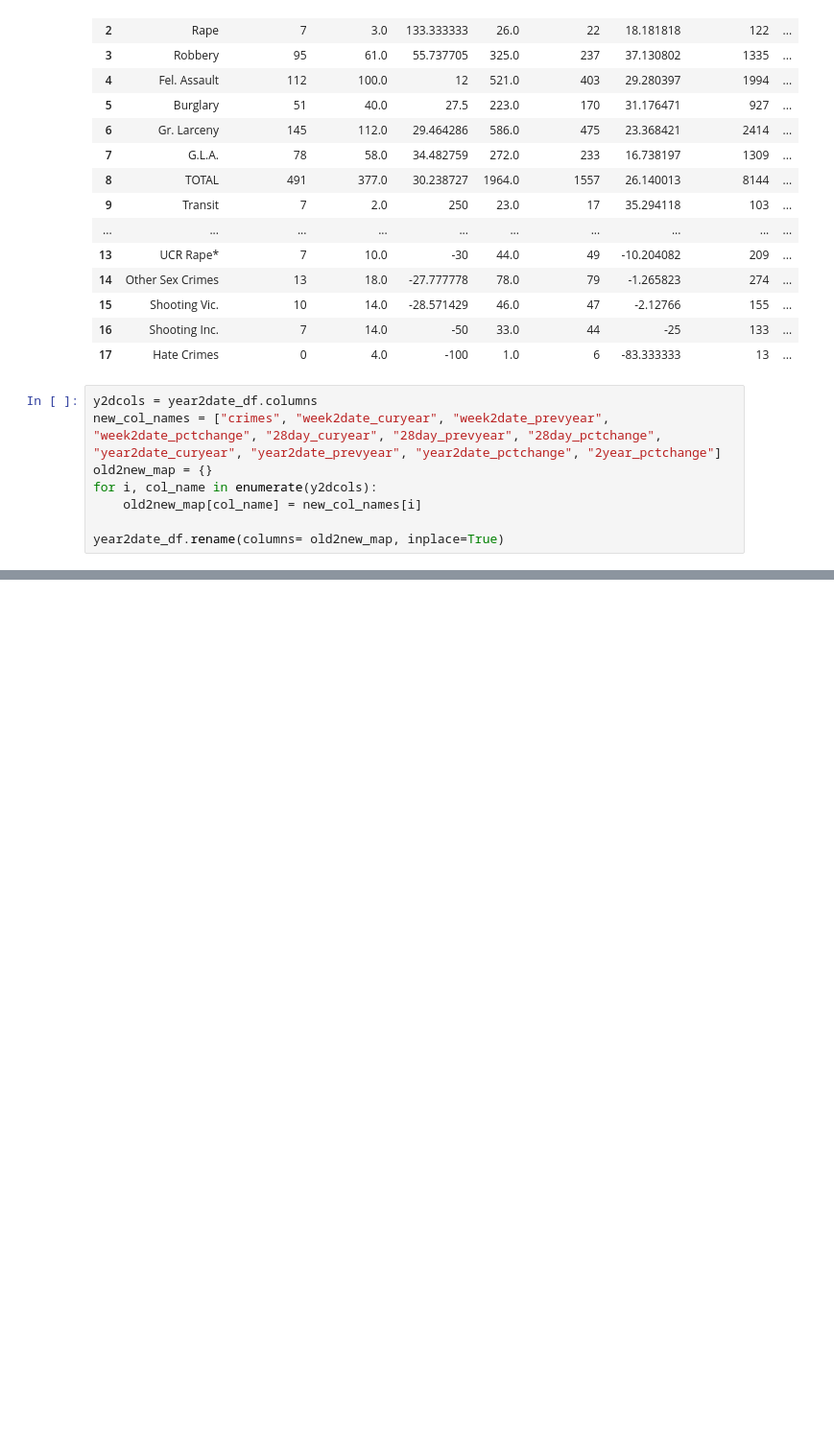
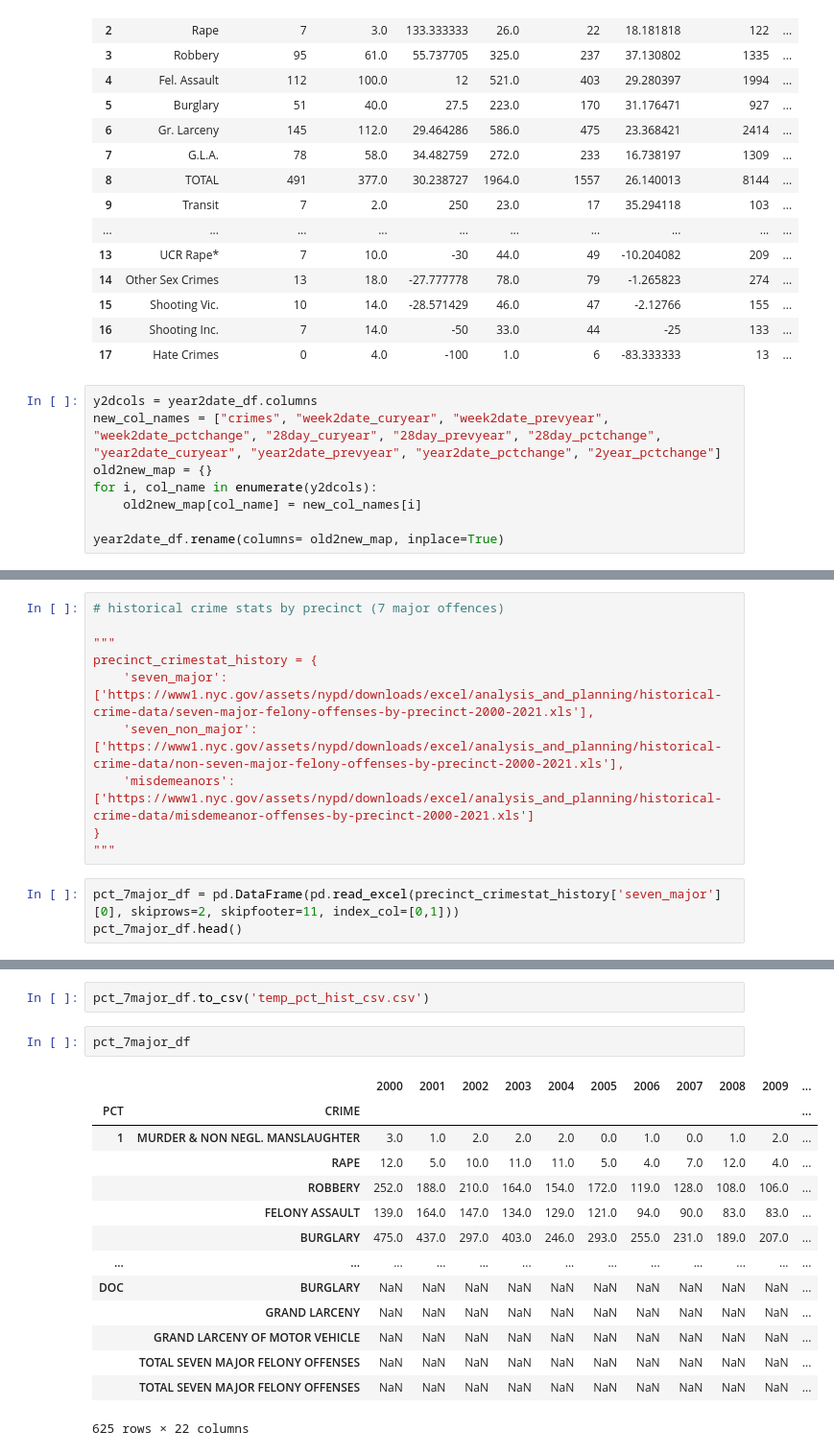
Before and after one commit to williamdarkocode/Postcode, a Jupyter notebook: CrimeStats/nyc_compstats.ipynb, the cells around one changed output, grey strips where cells are left out. Shown: that part at 96% size. Cells and saved outputs as stored; diff of their text form; blank space fills up the shorter version.

```diff
--- a/CrimeStats/nyc_compstats.ipynb
+++ b/CrimeStats/nyc_compstats.ipynb
@@ -396,0 +425,13 @@ hist_persp
+# %%
+# historical crime stats by precinct (7 major offences)
+
+"""
+precinct_crimestat_history = {
+    'seven_major': ['https://www1.nyc.gov/assets/nypd/downloads/excel/analysis_and_planning/historical-crime-data/seven-major-felony-offenses-by-precinct-2000-2021.xls'],
+    'seven_non_major': ['https://www1.nyc.gov/assets/nypd/downloads/excel/analysis_and_planning/historical-crime-data/non-seven-major-felony-offenses-by-precinct-2000-2021.xls'],
+    'misdemeanors': ['https://www1.nyc.gov/assets/nypd/downloads/excel/analysis_and_planning/historical-crime-data/misdemeanor-offenses-by-precinct-2000-2021.xls']
+}
+"""
+# %%
+pct_7major_df = pd.DataFrame(pd.read_excel(precinct_crimestat_history['seven_major'][0], skiprows=2, skipfooter=11, index_col=[0,1]))
+pct_7major_df.head()
@@ -396,0 +447,19 @@ hist_persp
+# %%
+pct_7major_df.to_csv('temp_pct_hist_csv.csv')
+# %%
+pct_7major_df
+# %% [output]
+|  |  | 2000 | 2001 | 2002 | 2003 | 2004 | 2005 | 2006 | 2007 | 2008 | 2009 | ... |
+| PCT | CRIME |  |  |  |  |  |  |  |  |  |  | ... |
+| 1 | MURDER & NON NEGL. MANSLAUGHTER | 3.0 | 1.0 | 2.0 | 2.0 | 2.0 | 0.0 | 1.0 | 0.0 | 1.0 | 2.0 | ... |
+|  | RAPE | 12.0 | 5.0 | 10.0 | 11.0 | 11.0 | 5.0 | 4.0 | 7.0 | 12.0 | 4.0 | ... |
+|  | ROBBERY | 252.0 | 188.0 | 210.0 | 164.0 | 154.0 | 172.0 | 119.0 | 128.0 | 108.0 | 106.0 | ... |
+|  | FELONY ASSAULT | 139.0 | 164.0 | 147.0 | 134.0 | 129.0 | 121.0 | 94.0 | 90.0 | 83.0 | 83.0 | ... |
+|  | BURGLARY | 475.0 | 437.0 | 297.0 | 403.0 | 246.0 | 293.0 | 255.0 | 231.0 | 189.0 | 207.0 | ... |
+| ... | ... | ... | ... | ... | ... | ... | ... | ... | ... | ... | ... | ... |
+| DOC | BURGLARY | NaN | NaN | NaN | NaN | NaN | NaN | NaN | NaN | NaN | NaN | ... |
+|  | GRAND LARCENY | NaN | NaN | NaN | NaN | NaN | NaN | NaN | NaN | NaN | NaN | ... |
+|  | GRAND LARCENY OF MOTOR VEHICLE | NaN | NaN | NaN | NaN | NaN | NaN | NaN | NaN | NaN | NaN | ... |
+|  | TOTAL SEVEN MAJOR FELONY OFFENSES | NaN | NaN | NaN | NaN | NaN | NaN | NaN | NaN | NaN | NaN | ... |
+|  | TOTAL SEVEN MAJOR FELONY OFFENSES | NaN | NaN | NaN | NaN | NaN | NaN | NaN | NaN | NaN | NaN | ... |
+625 rows × 22 columns
```
Also changed, not shown: parts of 14 cells of this notebook, 14 other files.
